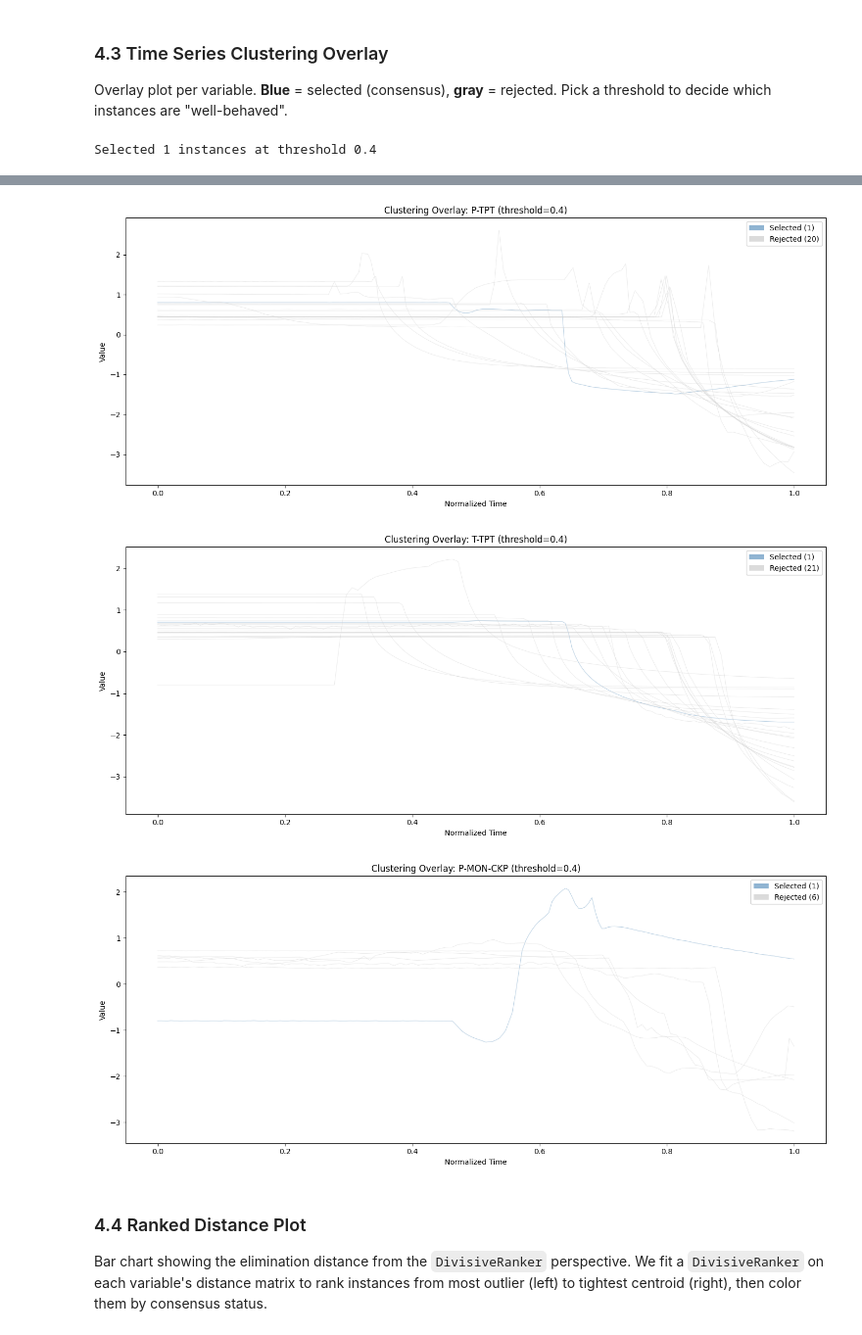
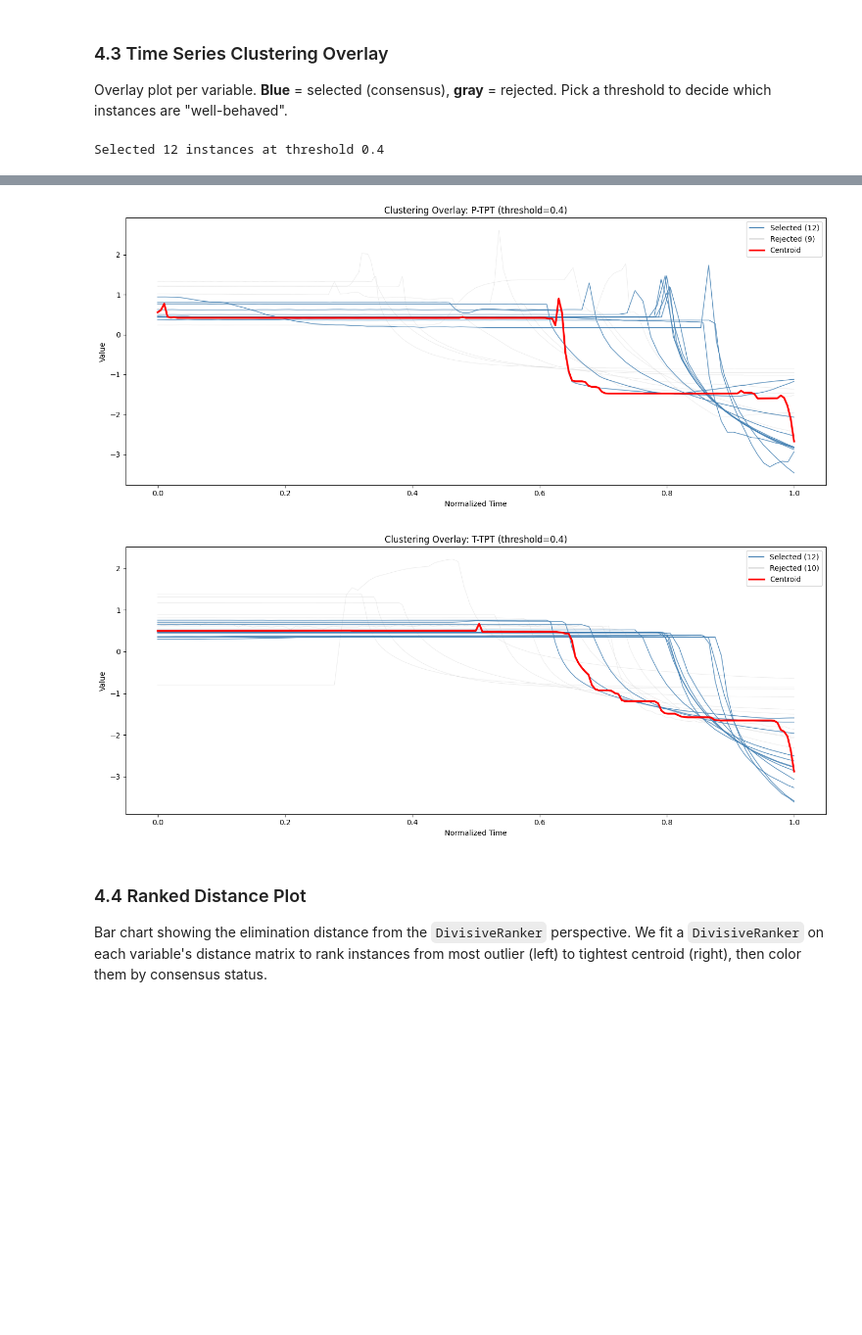
Before and after one commit to RalphVita/3W, a Jupyter notebook: docs/notebooks/clustering_pipeline_examples.ipynb, the cells around one changed output, grey strips where cells are left out. Shown at 98% size. Drawn from its saved outputs; the diff is of its cells as text; code cells hidden in the pictures; blank space fills up the shorter version.

```diff
--- a/docs/notebooks/clustering_pipeline_examples.ipynb
+++ b/docs/notebooks/clustering_pipeline_examples.ipynb
@@ -193,7 +194,7 @@ for var in valid_vars:
 How does the size of the main cluster change as we relax the distance threshold?
 # %%
 # Compute cluster size at each threshold for each variable
-thresholds = np.arange(0.05, 1.05, 0.05).tolist()
+thresholds = np.arange(0.1, 1.1, 0.1).tolist()
 
 for var in valid_vars:
     model = trained_models[var]
@@ -209,10 +209,0 @@ for var in valid_vars:
-# %%
-vars_to_exclude = ['P-MON-CKP']
-
-for var in vars_to_exclude:
-    del trained_models[var]
-    del valid_indices_map[var]
-    valid_vars.remove(var)
-    #num_vars -= 1
-
-print(f"Remaining variables: {list(trained_models.keys())}")
@@ -220,0 +214,12 @@ KeyError: 'P-MON-CKP'
+# %%
+vars_to_exclude = ['P-MON-CKP']
+
+for var in vars_to_exclude:
+    trained_models.pop(var, None)
+    valid_indices_map.pop(var, None)
+    cleaned_data_map.pop(var, None)
+    print(f"Excluded {var}")
+
+valid_vars = list(trained_models.keys())
+
+print(f"\nRemaining variables ({len(valid_vars)}): {valid_vars}")
@@ -224,9 +233,9 @@ KeyError: 'P-MON-CKP'
 `MultivariateConsensus` sweeps across distance thresholds and intersects the per-variable cluster memberships. An instance only survives at threshold T if it belongs to the main cluster for **every** variable at that threshold.
 # %%
 consensus = MultivariateConsensus(MultivariateConsensusConfig(
-    min_threshold=0.05,
+    min_threshold=0.1,
     max_threshold=1.0,
-    threshold_step=0.05,
+    threshold_step=0.1,
 ))
 consensus.fit(trained_models, valid_indices_map=valid_indices_map)
 
@@ -295,17 +295,19 @@ for var in valid_vars:
     local_mapping = valid_indices_map[var]
     series_data = cleaned_data_map[var]
 
-    # Map global selection to local indices
     local_selection = [
         local_mapping.index(g) for g in selected_global if g in local_mapping
     ]
 
+    centroid = compute_dba_centroid(series_data, local_selection) if local_selection else None
+
     viz = ClusteringOverlayPlot(
         series_data,
         local_selection,
+        centroid=centroid,
         title=f"Clustering Overlay: {var} (threshold={CONSENSUS_THRESHOLD})",
     )
     fig, ax = viz.plot()
     plt.show()
 # %% [output]
-Selected 1 instances at threshold 0.4
+Selected 12 instances at threshold 0.4
@@ -313,6 +315,5 @@ Selected 1 instances at threshold 0.4
-[figure, old version]
+[figure, new version]
-[figure, old version]
+[figure, new version]
-[figure, removed]
 # %% [markdown]
 ### 4.4 Ranked Distance Plot
 
```
Also changed, not shown: parts of 10 cells of this notebook, 3 other files.
